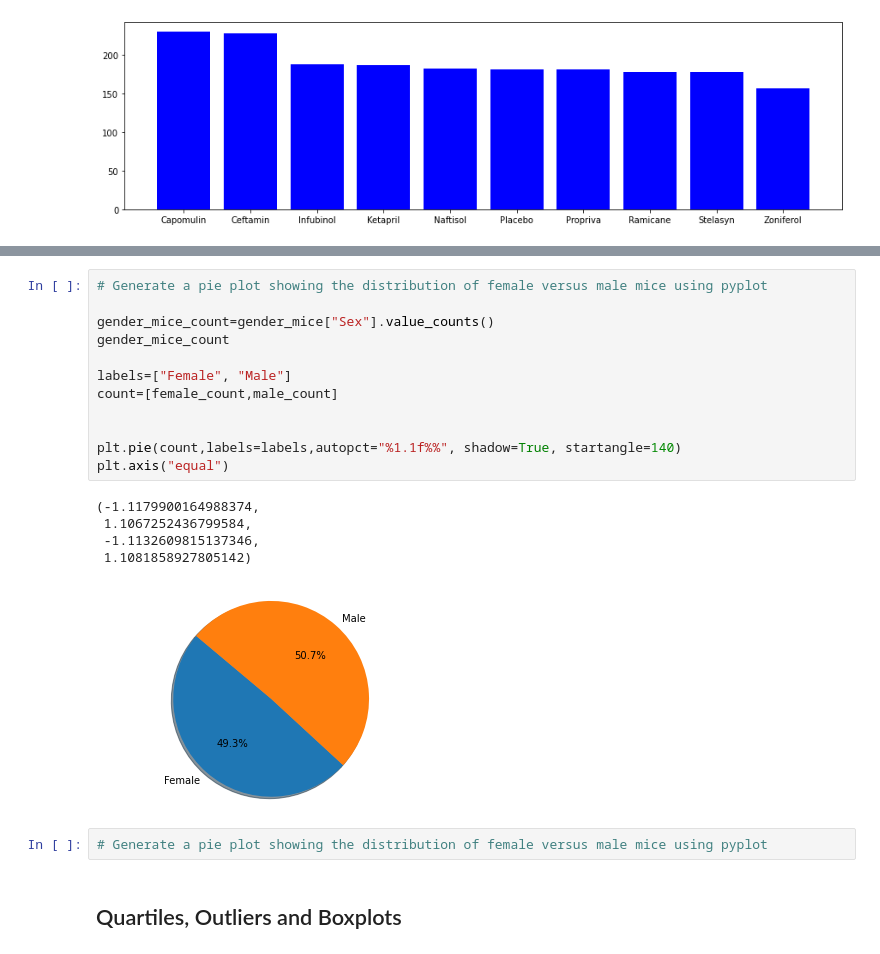
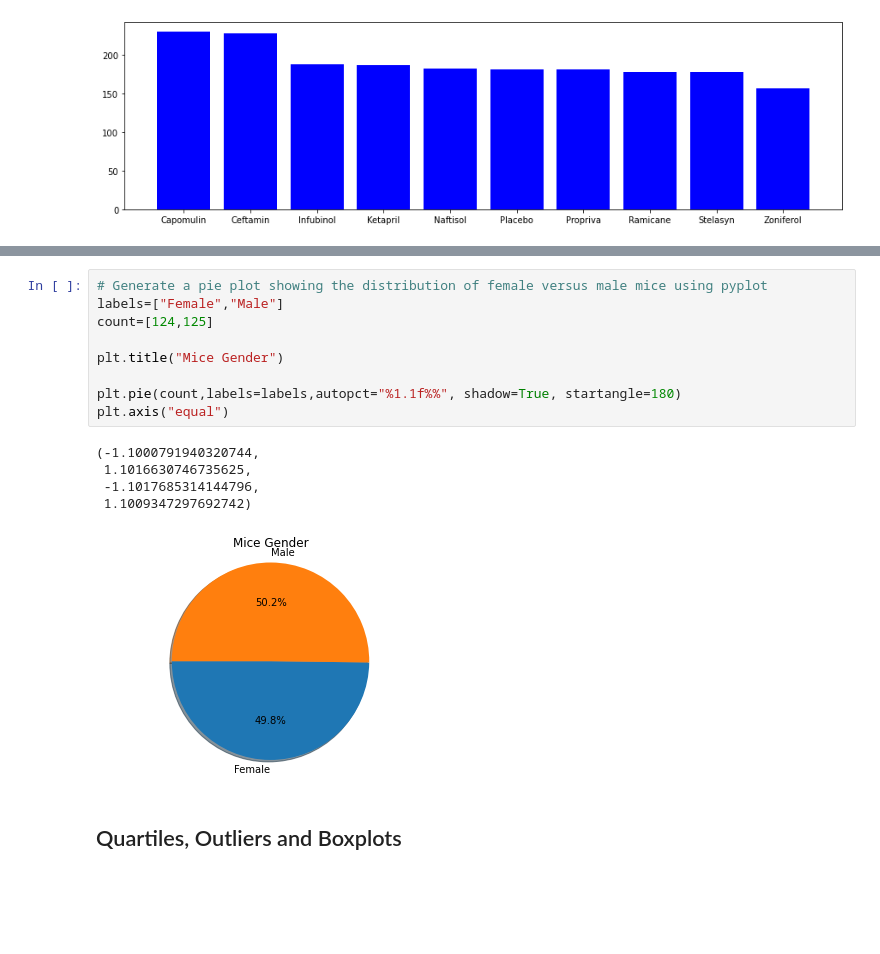
Before and after one commit to amunyhub/matplot-assignment, a Jupyter notebook: pymaceuticals_starter.ipynb, the cells around one changed output, grey strips where cells are left out. Cells and saved outputs as stored; diff of their text form; blank space fills up the shorter version.

Commit message:
pie chart complete

```diff
--- a/pymaceuticals_starter.ipynb
+++ b/pymaceuticals_starter.ipynb
@@ -244,23 +240,18 @@ print(male_count)
 # %%
 # Generate a pie plot showing the distribution of female versus male mice using pyplot
+labels=["Female","Male"]
+count=[124,125]
 
-gender_mice_count=gender_mice["Sex"].value_counts()
-gender_mice_count
+plt.title("Mice Gender")
 
-labels=["Female", "Male"]
-count=[female_count,male_count]
-
-
-plt.pie(count,labels=labels,autopct="%1.1f%%", shadow=True, startangle=140)
+plt.pie(count,labels=labels,autopct="%1.1f%%", shadow=True, startangle=180)
 plt.axis("equal")
 # %% [output]
-(-1.1179900164988374,
- 1.1067252436799584,
- -1.1132609815137346,
- 1.1081858927805142)
+(-1.1000791940320744,
+ 1.1016630746735625,
+ -1.1017685314144796,
+ 1.1009347297692742)
-[figure, old version]
+[figure, new version]
-# %%
-# Generate a pie plot showing the distribution of female versus male mice using pyplot
 # %% [markdown]
 ## Quartiles, Outliers and Boxplots
 # %%
```
Also changed, not shown: parts of 11 cells of this notebook.
